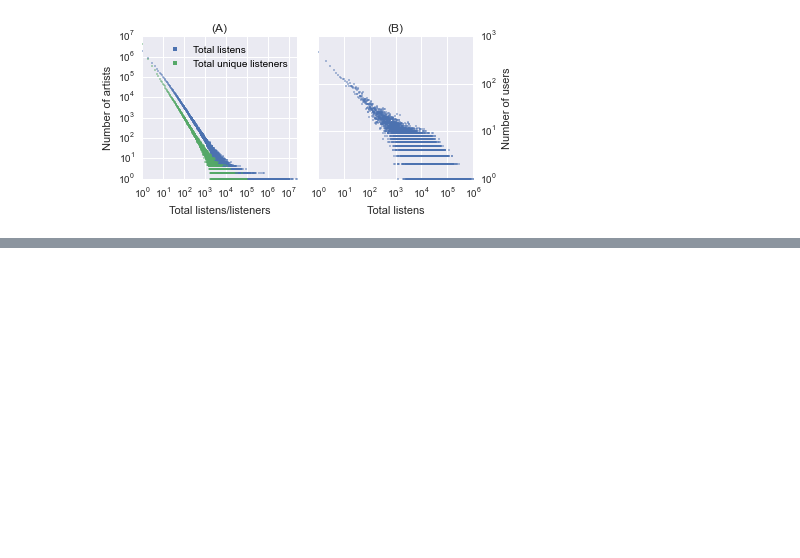
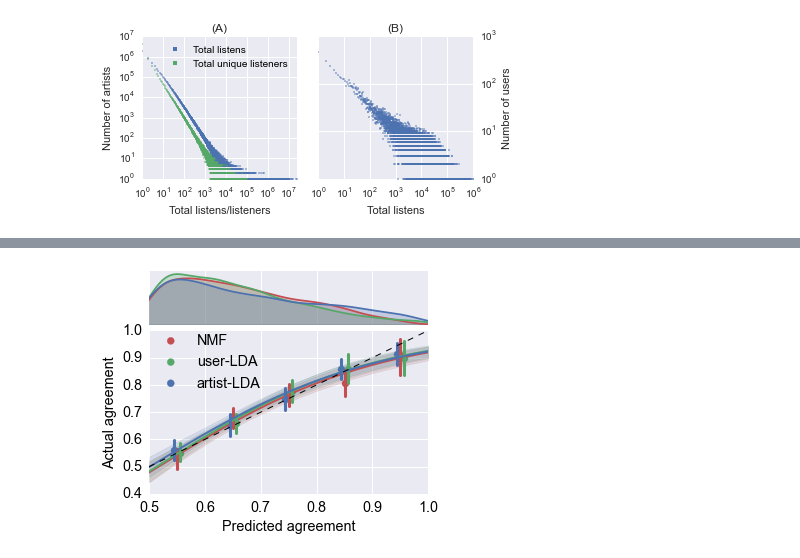
Before and after one commit to jlorince/MusicForaging, a Jupyter notebook: notebooks/CIKM.ipynb, the cells around one changed output, grey strips where cells are left out. Saved outputs shown, nothing was run; the diff lists cells and outputs as text; code cells hidden in the pictures; blank space fills up the shorter version.

```diff
--- a/notebooks/CIKM.ipynb
+++ b/notebooks/CIKM.ipynb
@@ -484,8 +206,0 @@ print np.exp(log_prob_lda_a-log_prob_nmf)
-# %%
-for y,x in [(0.1,0.2),(0.5,0.6),(0.2,.9)]:
-    #for gamma in np.arange(0.01,1.1,0.01):
-    for gamma in (0.001,0.01,0.1,1.,10.,100.):
-        print x**gamma / (x**gamma+y**gamma)
-        #print np.exp(x/gamma)/ ((np.exp(x/gamma))+np.exp(y/gamma))
-    print x/(x+y)
-    print '---'
@@ -532,3 +206,0 @@ np.exp(np.log(3))
-# %%
-x = process(100,'lda_artists',method='cosine')
-y = process(100,'lda_artists',method='jsd')
@@ -588,4 +206,0 @@ np.log(eval_data.apply(calc_prob,axis=1)).sum()
-# %%
-from numpy import exp,array,log,exp
-x = np.array([0.5,0.5,0.4])
-y = np.array([0.5,0.3,0.2])
@@ -615,0 +387,59 @@ Generalized Linear Model Regression Results
+# %%
+fig = plt.figure(figsize=(5,4))
+gs = mpl.gridspec.GridSpec(2,1, height_ratios=[1,3],hspace=0.05)
+ax0 = plt.subplot(gs[0])
+ax1 = plt.subplot(gs[1])
+ax0.set_yticks([])
+ax0.set_xticks(np.arange(0.5,1.,0.1))
+ax0.set_xlim(0.5,1.)
+ax0.set_ylim(0,4.)
+ax0.set_xticklabels([])
+ax0.set_yticklabels([])
+
+bins = bins = np.array([.55,.65,.75,.85,.95])
+
+    #nmf 130 [ 1.0547198] 1249.91169716
+eval_data = process(130,'nmf',gamma=1.0547198)
+eval_data = eval_data[eval_data['agree']!=0.5]
+seaborn.regplot(x='luce',y='agree',data=eval_data,logistic=True,ax=ax1,color=colors[2],line_kws={'lw':2,'ls':'-'},x_bins=bins,label='NMF')#, ci=None)
+seaborn.kdeplot(eval_data['luce'],ax=ax0,color=colors[2],shade=True,legend=None)
+#log_prob_nmf = np.log(eval_data.apply(calc_prob_old,axis=1)).sum()
+
+#lda_users 170 [ 0.45676836] 1258.53313159
+eval_data = process(170,'lda_users',gamma=0.45676836)
+eval_data = eval_data[eval_data['agree']!=0.5]
+seaborn.regplot(x='luce',y='agree',data=eval_data,logistic=True,ax=ax1,color=colors[1],line_kws={'lw':2,'ls':'-'},x_bins=bins+0.006,label='user-LDA')#, ci=None)
+seaborn.kdeplot(eval_data['luce'],ax=ax0,color=colors[1],shade=True,legend=None)
+#log_prob_lda_u = np.log(eval_data.apply(calc_prob_old,axis=1)).sum()
+
+#lda_artists 190 [ 0.75677536] 1200.5009065
+eval_data = process(190,'lda_artists',gamma=.75677536)
+eval_data = eval_data[eval_data['agree']!=0.5]
+seaborn.regplot(x='luce',y='agree',data=eval_data,logistic=True,ax=ax1,color=colors[0],line_kws={'lw':2,'ls':'-'},x_bins=bins-0.006,label='artist-LDA')#,ci=None)
+seaborn.kdeplot(eval_data['luce'],ax=ax0,color=colors[0],shade=True,legend=None)
+#log_prob_lda_a = np.log(eval_data.apply(calc_prob_old,axis=1)).sum()
+
+
+# eval_data = process(70,'mf')
+# eval_data = eval_data[eval_data['agree']!=0.5]
+# seaborn.regplot(x='luce',y='agree',data=eval_data,logistic=False,ax=ax1,color=colors[3],line_kws={'lw':3,'ls':'-'},x_bins=bins+0.003,label='MF',ci=None)
+# seaborn.kdeplot(eval_data['luce'],ax=ax0,color=colors[3],shade=True,legend=None)
+# log_prob_mf = np.log(eval_data.apply(calc_prob,axis=1)).sum()
+
+
+ax1.plot(np.arange(0,1.,0.001),np.arange(0,1.,0.001),ls='--',lw=1,c='k')
+
+
+
+#ax1.set_xlabel("|dist(A,B) - dist(A,C)|")
+ax1.set_xlabel("Predicted agreement")
+ax1.set_ylabel("Actual agreement")
+ax1.set_ylim(0.4,1.)
+ax1.set_xlim(0.5,1.)
+#ax1.axhline(0.5,ls='--',c='k',lw=1)
+ax1.legend(loc=(0.005,0.6))
+#ax1.legend(loc='upper left')
+#plt.tight_layout()
+fig.savefig('/Users/jaredlorince/Desktop/human_eval.pdf',bbox_inches='tight')
+# %% [output]
+[figure, added]
```
Also changed, not shown: parts of 59 cells of this notebook, 8 other files.
